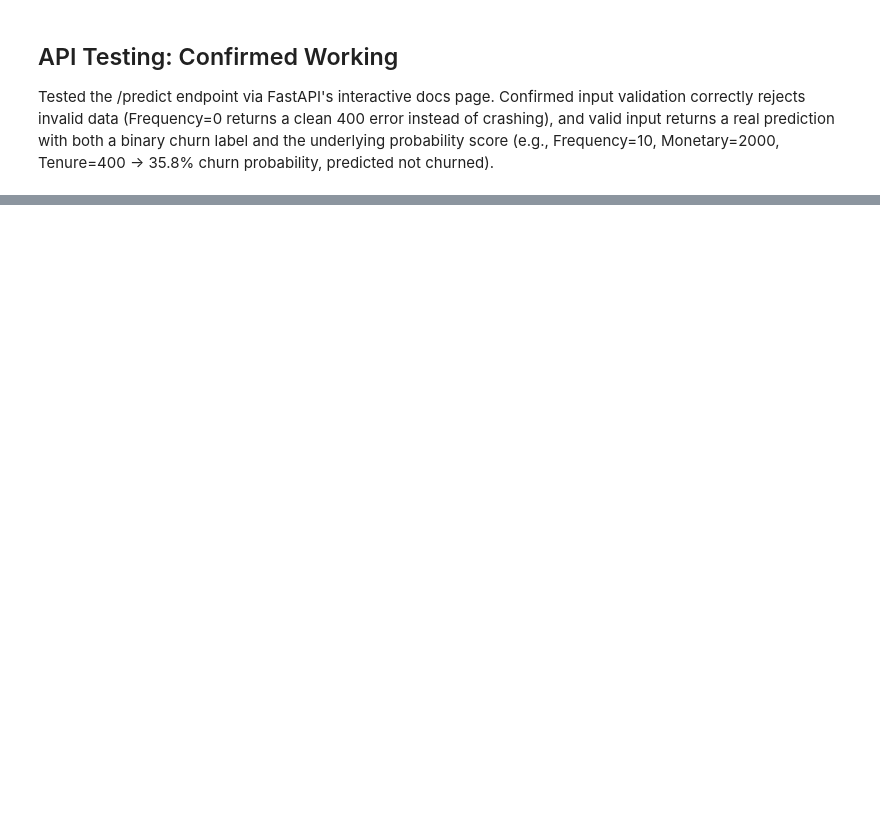
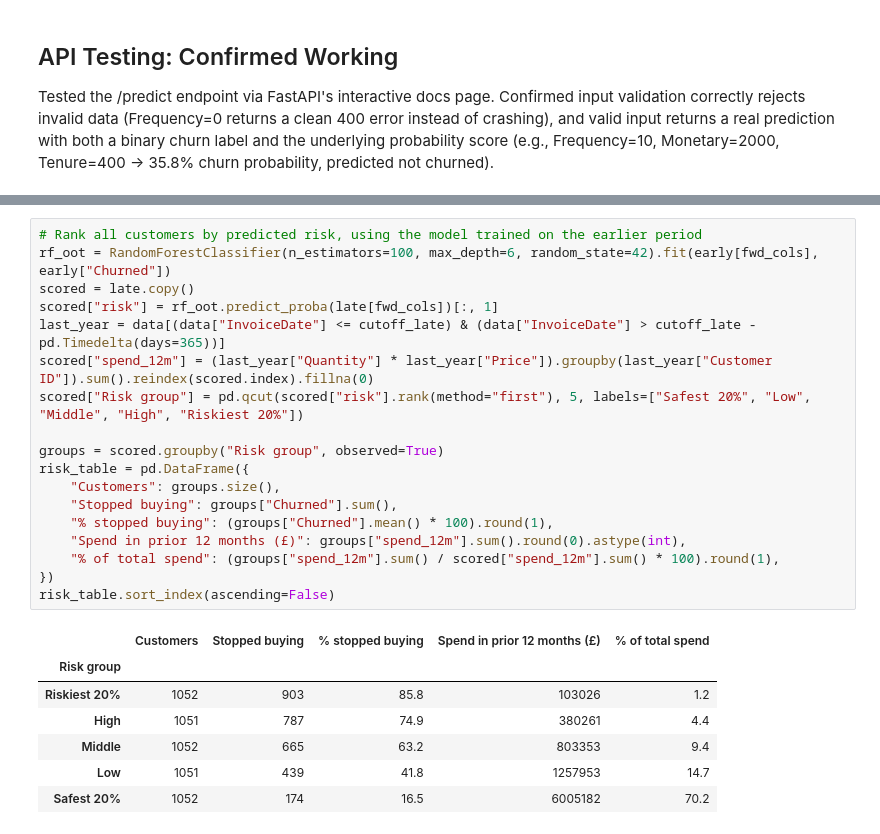
Before and after one commit to Rahulkulkarni2002/customer-churn-prediction-api, a Jupyter notebook: churn.ipynb, the cells around one changed output, grey strips where cells are left out. Drawn from its saved outputs; the diff is of its cells as text; blank space fills up the shorter version.

```diff
--- a/churn.ipynb
+++ b/churn.ipynb
@@ -608,0 +577,26 @@ Tested the /predict endpoint via FastAPI's interactive docs page. Confirmed inpu
+# %%
+# Rank all customers by predicted risk, using the model trained on the earlier period
+rf_oot = RandomForestClassifier(n_estimators=100, max_depth=6, random_state=42).fit(early[fwd_cols], early["Churned"])
+scored = late.copy()
+scored["risk"] = rf_oot.predict_proba(late[fwd_cols])[:, 1]
+last_year = data[(data["InvoiceDate"] <= cutoff_late) & (data["InvoiceDate"] > cutoff_late - pd.Timedelta(days=365))]
+scored["spend_12m"] = (last_year["Quantity"] * last_year["Price"]).groupby(last_year["Customer ID"]).sum().reindex(scored.index).fillna(0)
+scored["Risk group"] = pd.qcut(scored["risk"].rank(method="first"), 5, labels=["Safest 20%", "Low", "Middle", "High", "Riskiest 20%"])
+
+groups = scored.groupby("Risk group", observed=True)
+risk_table = pd.DataFrame({
+    "Customers": groups.size(),
+    "Stopped buying": groups["Churned"].sum(),
+    "% stopped buying": (groups["Churned"].mean() * 100).round(1),
+    "Spend in prior 12 months (£)": groups["spend_12m"].sum().round(0).astype(int),
+    "% of total spend": (groups["spend_12m"].sum() / scored["spend_12m"].sum() * 100).round(1),
+})
+risk_table.sort_index(ascending=False)
+# %% [output]
+|  | Customers | Stopped buying | % stopped buying | Spend in prior 12 months (£) | % of total spend |
+| Risk group |  |  |  |  |  |
+| Riskiest 20% | 1052 | 903 | 85.8 | 103026 | 1.2 |
+| High | 1051 | 787 | 74.9 | 380261 | 4.4 |
+| Middle | 1052 | 665 | 63.2 | 803353 | 9.4 |
+| Low | 1051 | 439 | 41.8 | 1257953 | 14.7 |
+| Safest 20% | 1052 | 174 | 16.5 | 6005182 | 70.2 |
```
Also changed, not shown: parts of 34 cells of this notebook, 1 other file.
